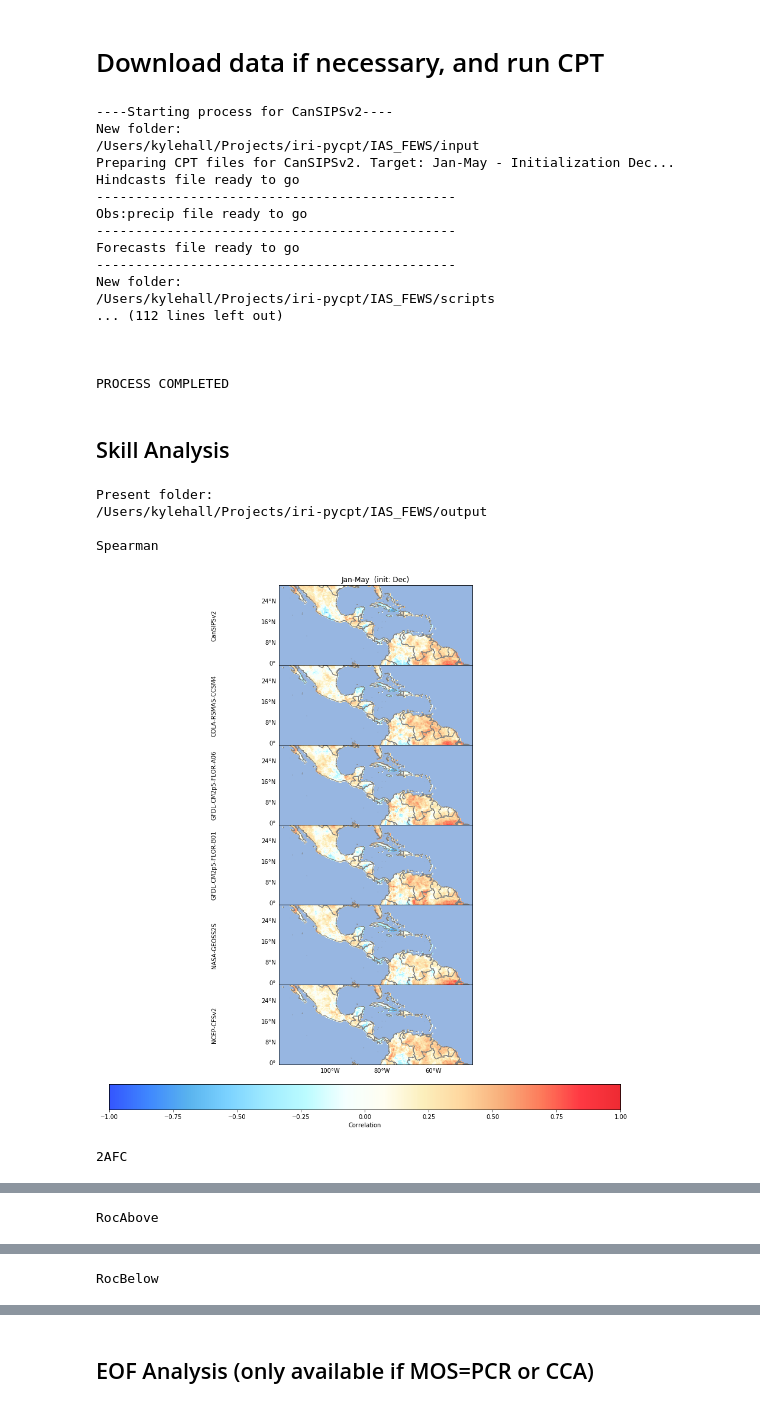
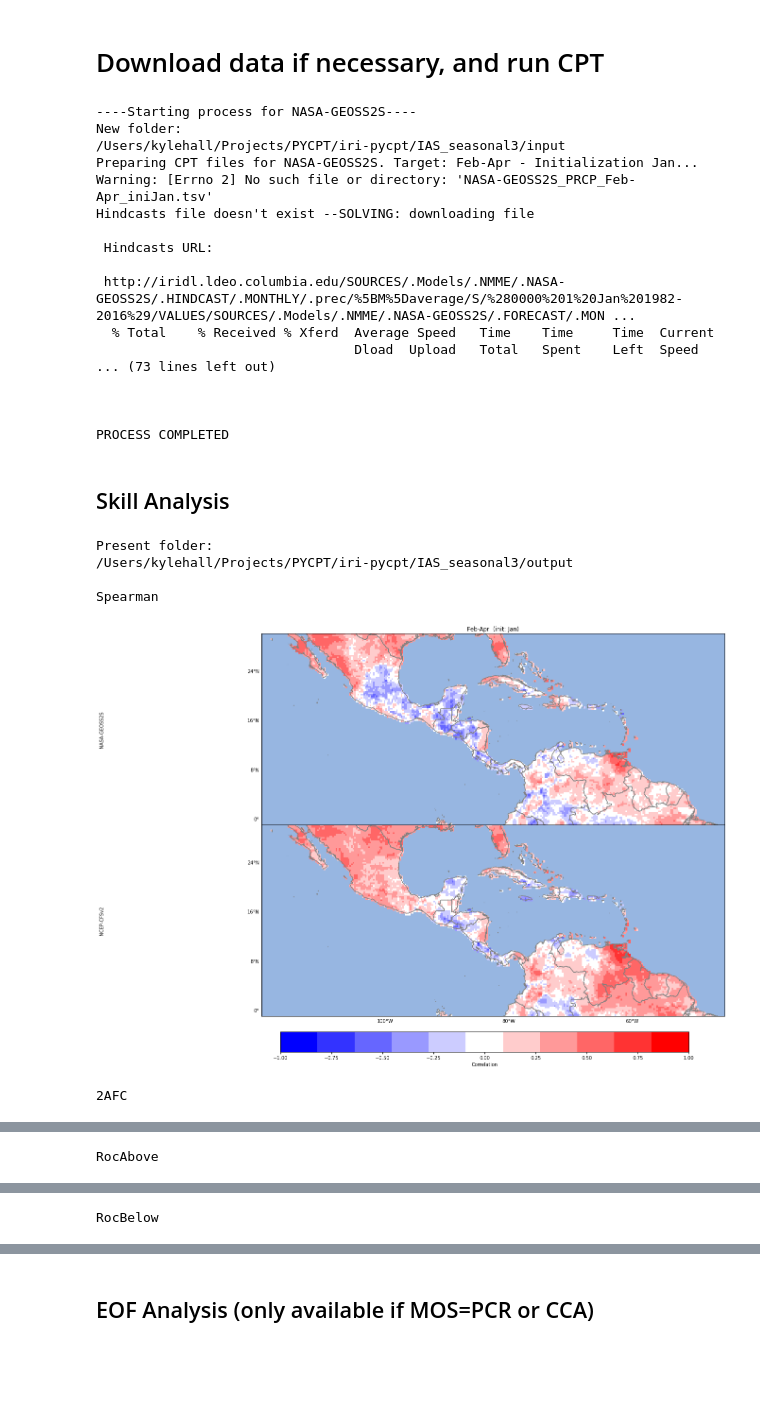
Before and after one commit to ssilje/iri-pycpt, a Jupyter notebook: PyCPT_seav1.9.ipynb, the cells around one changed output, grey strips where cells are left out. Cells and saved outputs as stored; diff of their text form; code cells hidden in the pictures; blank space fills up the shorter version.

```diff
--- a/PyCPT_seav1.9.ipynb
+++ b/PyCPT_seav1.9.ipynb
@@ -52,7 +52,7 @@ See version.log in Github
 ### Namelist section
 # %%
 ########Work name (name of the work folder; e.g., one word followed by "_seasonal":)
-work='IAS_FEWS'
+work='IAS_seasonal3'
 
 ########Model (choose one, a subset or all models:
 #CanSIPSv2*, CMC1-CanCM3, CMC2-CanCM4, COLA-RSMAS-CCSM3, COLA-RSMAS-CCSM4*,
@@ -79,35 +79,31 @@ PREDICTOR='PRCP'
 
 ########Target seasons and related parameters
 ##If more targets, increase the arrays accordingly
-#mons =['Jan','Feb','Mar','Apr','May','Jun','Jul','Aug']
-mons=['Dec']
-#tgtii=['1.5','1.5','1.5','1.5','1.5','1.5','1.5','1.5']  #S: start for the DL
-#tgtff=['3.5','3.5','3.5','3.5','3.5','3.5','3.5','3.5']   #S: end for the DL
+mons =['Jan']#,'Feb','Mar','Apr','May','Jun','Jul','Aug']
+#mons=['Dec']
+tgtii=['1.5']#,'1.5','1.5','1.5','1.5','1.5','1.5','1.5']  #S: start for the DL
+tgtff=['3.5']#,'3.5','3.5','3.5','3.5','3.5','3.5','3.5']   #S: end for the DL
 #tgtii=['1.5','2.5']  #S: start for the DL
 #tgtff=['1.5','2.5']   #S: end for the DL
 #tgtii=['1.5','2.5']  #S: start for the DL
-tgtii='1.5'  #S: start for the DL
-tgtff='6.5'   #S: end for the DL
+#tgtii='1.5'  #S: start for the DL
+#tgtff='3.5'   #S: end for the DL
 #for now, just write the target period (for DL)
-#tgts =['Feb-Apr','Mar-May','Apr-Jun','May-Jul','Jun-Aug','Jul-Sep','Aug-Oct','Sep-Nov']
+tgts =['Feb-Apr']#,'Mar-May','Apr-Jun','May-Jul','Jun-Aug','Jul-Sep','Aug-Oct','Sep-Nov']
 #tgts=['Jan','Feb']
-tgts =['Jan-May']
+#tgts =['Jan-Mar']
 #Start and end of the training period: (must be >1982 for NMME models. Because of CanSIPSv2, probably end in 2018)
 tini=1982
-tend=2010
+tend=2019
+
+
 
 ########Forecast date
-monf='Dec' 	# Initialization month
-fyr=2019 	# Forecast year
+monf='Jan' 	# Initialization month
+fyr=2020 	# Forecast year
 
 ########Switches:
 force_download = False   #force download of data files, even if they already exist locally
-
-########Plot Settings
-use_topo = "True" #'True' or 'False' to turn on and off topographic map
-map_color = 'WindowsCPT' # either 'WindowsCPT' or 'default'
-continuous_colorbar = 'continuous' #'continuous' or 'discrete' color bar
-use_ocean = 'True' #'True' or 'False' to turn on and off ocean in plots
 
 # # ########Spatial domain for predictor
 # nla1=30 	# Northernmost latitude
@@ -135,6 +131,12 @@ nla2=30 	# Northernmost latitude
 sla2=-1 	# Southernmost latitude
 wlo2=-120 	# Westernmost longitude
 elo2=-45 	# Easternmost longitude
+
+# Want to add a topo background to the domain plots?
+use_topo=True
+map_color='bwr' #set to "WindowsCPT" for CPT colorscheme
+colorbar_option=False
+use_ocean=True
 # %%
 ########Some folder and file options:
 # Working directory --it should exist!!!
@@ -260,19 +262,19 @@ print('')
 print('')
 print('\033[1mPROCESS COMPLETED \033[0;0m')
 # %% [output]
-----Starting process for CanSIPSv2----
+----Starting process for NASA-GEOSS2S----
 New folder:
-/Users/kylehall/Projects/iri-pycpt/IAS_FEWS/input
-Preparing CPT files for CanSIPSv2. Target: Jan-May - Initialization Dec...
-Hindcasts file ready to go
-----------------------------------------------
-Obs:precip file ready to go
-----------------------------------------------
-Forecasts file ready to go
-----------------------------------------------
-New folder:
-/Users/kylehall/Projects/iri-pycpt/IAS_FEWS/scripts
-... (112 lines left out)
+/Users/kylehall/Projects/PYCPT/iri-pycpt/IAS_seasonal3/input
+Preparing CPT files for NASA-GEOSS2S. Target: Feb-Apr - Initialization Jan...
+Warning: [Errno 2] No such file or directory: 'NASA-GEOSS2S_PRCP_Feb-Apr_iniJan.tsv'
+Hindcasts file doesn't exist --SOLVING: downloading file
+
+ Hindcasts URL:
+
+ http://iridl.ldeo.columbia.edu/SOURCES/.Models/.NMME/.NASA-GEOSS2S/.HINDCAST/.MONTHLY/.prec/%5BM%5Daverage/S/%280000%201%20Jan%201982-2016%29/VALUES/SOURCES/.Models/.NMME/.NASA-GEOSS2S/.FORECAST/.MON ...
+  % Total    % Received % Xferd  Average Speed   Time    Time     Time  Current
+                                 Dload  Upload   Total   Spent    Left  Speed
+... (73 lines left out)
 
 
 
@@ -282,28 +284,26 @@ PROCESS COMPLETED
 # %%
 #####Choose metrics (options are: 'Pearson','Spearman','2AFC','RocAbove','RocBelow'):
 #met=('Ignorance','RPSS','GROC')
 met=('Spearman','2AFC','RocAbove','RocBelow')
-#monss=['Aug-Oct','Mar-May','Apr-Jun','Sep-Nov']   #Needs to be any of the seasons computed.#
-
-monss=['Jan-May']
+monss=['Feb-Apr']#,#'Aug-Oct','Mar-May','Apr-Jun','Sep-Nov']   #Needs to be any of the seasons computed.#
 
 print("Present folder:")
 %cd $workdir/output
 
 # Skill scores loop
 plt.rcParams.update({'font.size': 10})
 for ime in met:
-    pltmap(models,PREDICTAND,ime,wlo2,elo2,sla2,nla2,fprefix,mpref,tgts,mons,monss, map_color, continuous_colorbar, use_ocean)
+    pltmap(models,PREDICTAND,ime,wlo2,elo2,sla2,nla2,fprefix,mpref,tgts,mons,monss,map_color, colorbar_option, use_ocean)
     plt.savefig(('figures/Skill-Models-'+obs+'-'+MOS+'-' + ime + '.pdf'), dpi=300)
     print('')
     print("\033[1m"+ime+"\033[0;0m")
     #plt.close()
     plt.show()
     print('')
 # %% [output]
 Present folder:
-/Users/kylehall/Projects/iri-pycpt/IAS_FEWS/output
+/Users/kylehall/Projects/PYCPT/iri-pycpt/IAS_seasonal3/output
 
 Spearman
-[figure, old version]
+[figure, new version]
 2AFC
```
Also changed, not shown: parts of 14 cells of this notebook, 2 other files.
